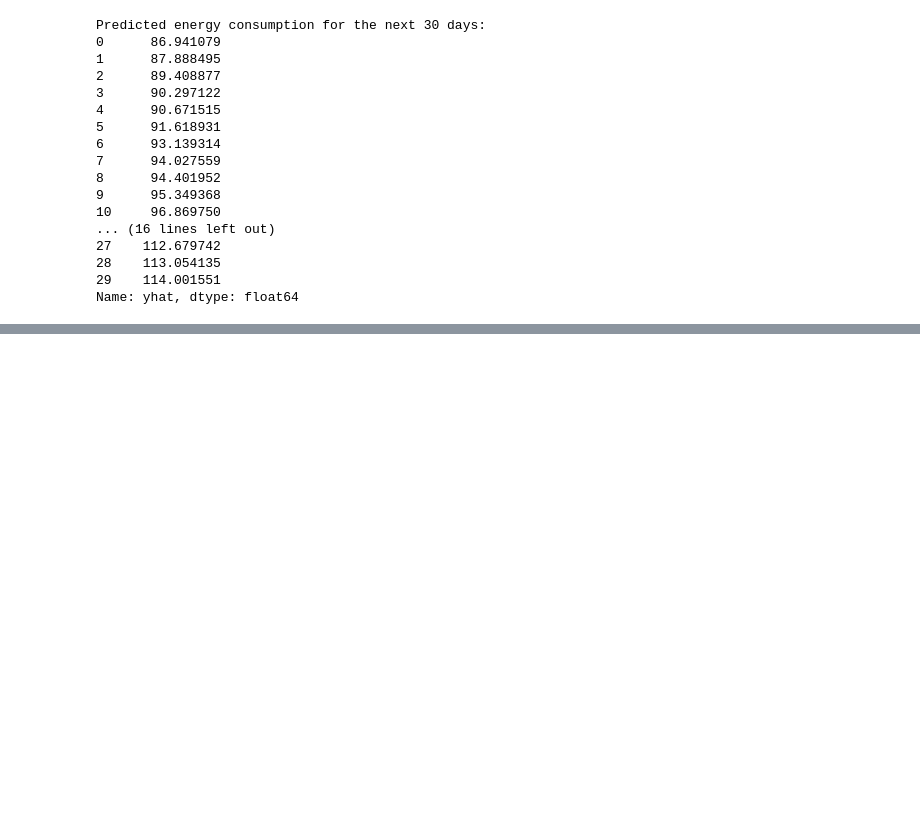
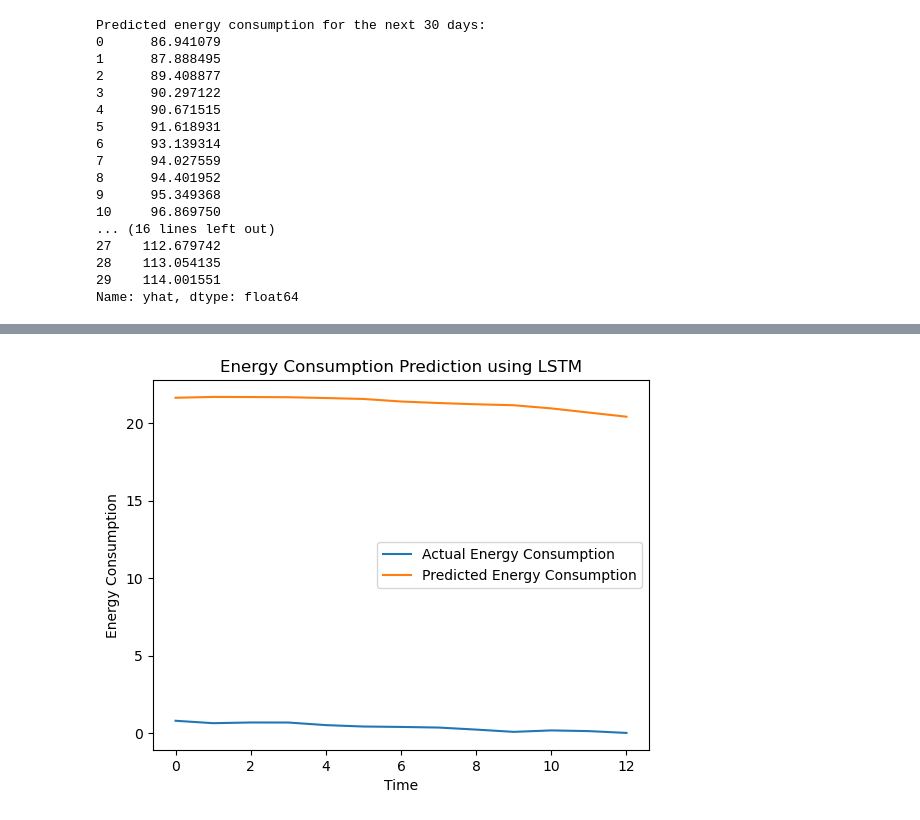
Before and after one commit to AmitaGarad/Machine-Learning-Climate-Change-vs-Energy-Consumption, a Jupyter notebook: Ds-Models/Prophet_model.ipynb, the cells around one changed output, grey strips where cells are left out. Drawn from its saved outputs; the diff is of its cells as text; code cells hidden in the pictures; blank space fills up the shorter version.

```diff
--- a/Ds-Models/Prophet_model.ipynb
+++ b/Ds-Models/Prophet_model.ipynb
@@ -209,0 +223,13 @@ Epoch 100/100
+# %%
+#plot the model performance
+import matplotlib.pyplot as plt
+
+plt.plot(y_test, label='Actual Energy Consumption')
+plt.plot(predictions, label='Predicted Energy Consumption')
+plt.xlabel('Time')
+plt.ylabel('Energy Consumption')
+plt.title('Energy Consumption Prediction using LSTM')
+plt.legend()
+plt.show()
+# %% [output]
+[figure, added]
```
Also changed, not shown: parts of 16 cells of this notebook.
